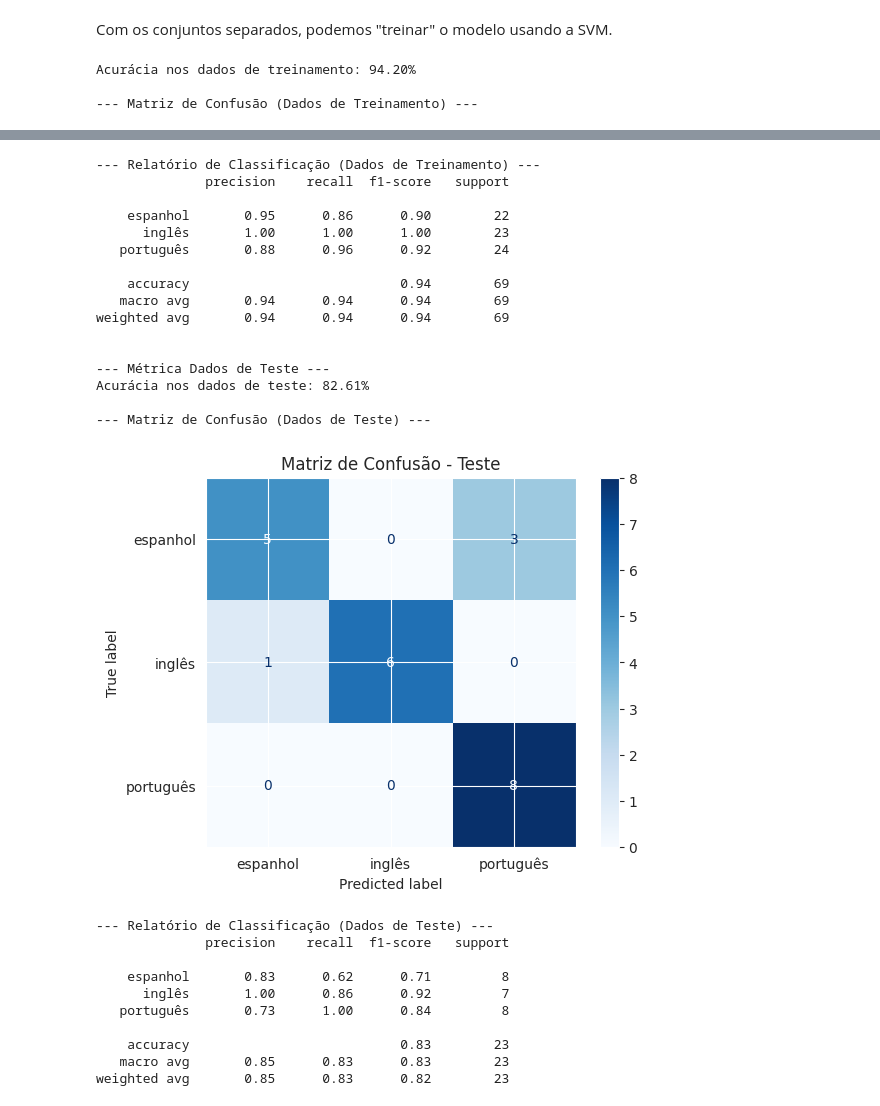
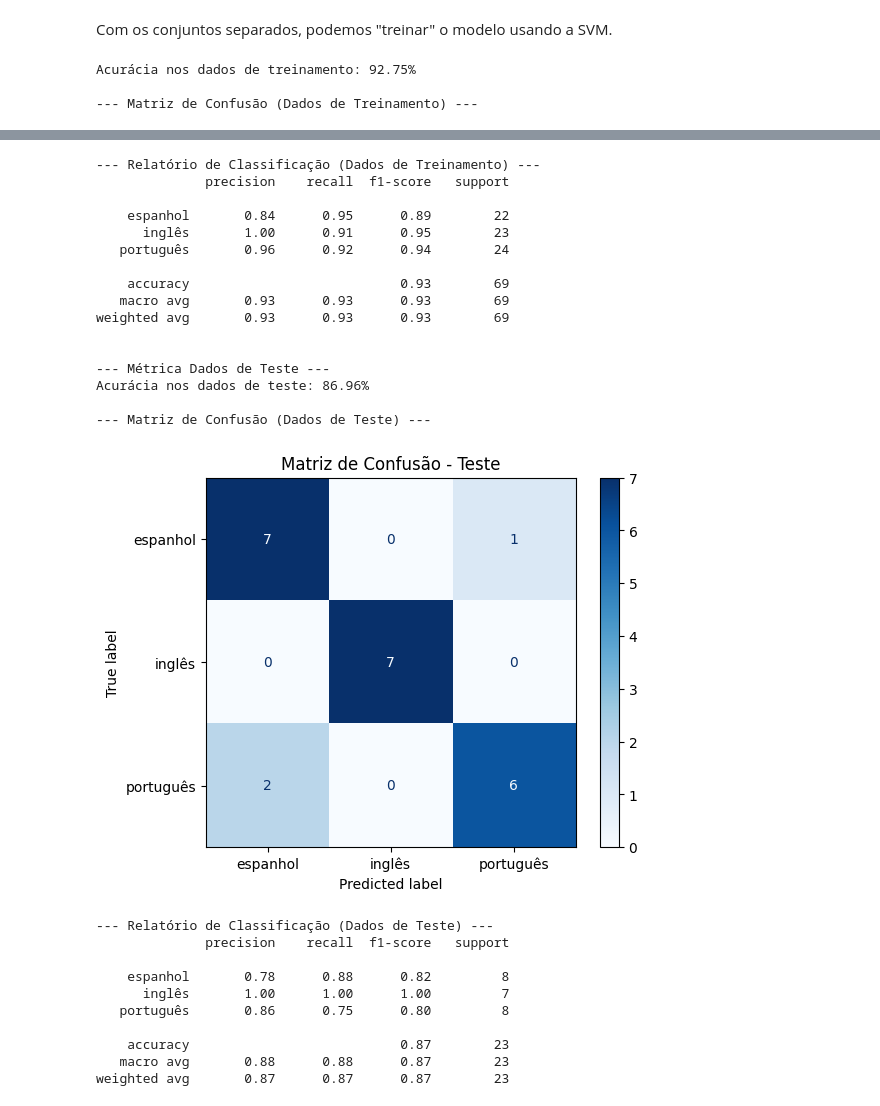
Before and after one commit to Lucasmsorretino/TrabArqDados, a Jupyter notebook: trab1.ipynb, the cells around one changed output, grey strips where cells are left out. Saved outputs shown, nothing was run; the diff lists cells and outputs as text; code cells hidden in the pictures.

Commit message:
fazendo o split antes de colocar em escala 'MinMaxScaler()'

```diff
--- a/trab1.ipynb
+++ b/trab1.ipynb
@@ -403,31 +403,26 @@ dados
 # %%
 from sklearn.model_selection import train_test_split
 from sklearn.preprocessing import StandardScaler
-#from sklearn.preprocessing import MinMaxScaler
+from sklearn.preprocessing import MinMaxScaler
 import numpy as np
+
+
 
 vet = np.array(padroes, dtype=object) # Certifique-se de que é dtype=object se tiver strings
 classes = vet[:, -1]
 
 padroes_sem_classe = vet[:, 0:-1].astype(float) # Converter para float é crucial para o scaler
 
-# 1. Inicialize o escalador
-scaler = StandardScaler() # Ou MinMaxScaler()
-
-# 2. Fit (aprender os parâmetros de escalonamento) APENAS nos dados de treinamento
-# (Para evitar data leakage, treinamos o scaler após o split, mas aqui vamos escalar tudo e depois splitar)
-# Uma abordagem mais robusta seria:
-# X_train_scaled = scaler.fit_transform(X_train)
-# X_test_scaled = scaler.transform(X_test)
-# Mas para o trabalho, pode ser mais simples escalar tudo primeiro:
-padroes_escalados = scaler.fit_transform(padroes_sem_classe)
-#print(padroes_escalados)
-
 # Define uma semente para garantir a reprodutibilidade
 SEED = 42 # Você pode escolher qualquer número inteiro
 X_train, X_test, y_train, y_test = train_test_split(
-    padroes_escalados, classes, test_size=0.25, stratify=classes, random_state=SEED
-)
+    padroes_sem_classe, classes, test_size=0.25, stratify=classes, random_state=SEED)
+
+#  Inicialize o escalador
+scaler = MinMaxScaler()
+
+X_train_scaled = scaler.fit_transform(X_train)
+X_test_scaled = scaler.transform(X_test)
 # %% [markdown]
 Com os conjuntos separados, podemos "treinar" o modelo usando a SVM.
 # %%
@@ -436,17 +431,17 @@ from sklearn.metrics import confusion_matrix, classification_report, ConfusionMa
 import matplotlib.pyplot as plt # Importar matplotlib
 
 treinador = svm.SVC()  #algoritmo escolhido
-modelo = treinador.fit(X_train, y_train)
+modelo = treinador.fit(X_train_scaled, y_train)
 
 # --- Acurácia e Matriz de Confusão para dados de TREINAMENTO ---
-acuracia = modelo.score(X_train, y_train)
+acuracia = modelo.score(X_train_scaled, y_train)
 print("Acurácia nos dados de treinamento: {:.2f}%".format(acuracia * 100))
 
 # melhor avaliar com a matriz de confusão
 # y_pred = modelo.predict(X_train)
 # cm = confusion_matrix(y_train, y_pred)
 # Previsões nos dados de treinamento
-y_pred_train = modelo.predict(X_train)
+y_pred_train = modelo.predict(X_train_scaled)
 cm_train = confusion_matrix(y_train, y_pred_train)
 labels = sorted(list(set(y_train))) # Garante a ordem correta das classes
 
@@ -462,9 +457,9 @@ print(classification_report(y_train, y_pred_train, target_names=labels)) # Usar
 
 print('\n--- Métrica Dados de Teste ---')
 
-y_pred_test = modelo.predict(X_test)
+y_pred_test = modelo.predict(X_test_scaled)
 # Acurácia nos dados de teste
-acuracia_test = modelo.score(X_test, y_test)
+acuracia_test = modelo.score(X_test_scaled, y_test)
 print("Acurácia nos dados de teste: {:.2f}%".format(acuracia_test * 100))
 # Matriz de confusão para os dados de teste
 cm_test = confusion_matrix(y_test, y_pred_test)
@@ -479,6 +474,6 @@ plt.show()
 print("\n--- Relatório de Classificação (Dados de Teste) ---")
 print(classification_report(y_test, y_pred_test, target_names=labels)) # Usar target_names aqui
 # %% [output]
-Acurácia nos dados de treinamento: 94.20%
+Acurácia nos dados de treinamento: 92.75%
 
 --- Matriz de Confusão (Dados de Treinamento) ---
@@ -486,27 +481,27 @@ Acurácia nos dados de treinamento: 94.20%
 --- Relatório de Classificação (Dados de Treinamento) ---
               precision    recall  f1-score   support
 
-    espanhol       0.95      0.86      0.90        22
-      inglês       1.00      1.00      1.00        23
-   português       0.88      0.96      0.92        24
+    espanhol       0.84      0.95      0.89        22
+      inglês       1.00      0.91      0.95        23
+   português       0.96      0.92      0.94        24
 
-    accuracy                           0.94        69
-   macro avg       0.94      0.94      0.94        69
-weighted avg       0.94      0.94      0.94        69
+    accuracy                           0.93        69
+   macro avg       0.93      0.93      0.93        69
+weighted avg       0.93      0.93      0.93        69
 
 
 --- Métrica Dados de Teste ---
-Acurácia nos dados de teste: 82.61%
+Acurácia nos dados de teste: 86.96%
 
 --- Matriz de Confusão (Dados de Teste) ---
-[figure, old version]
+[figure, new version]
 --- Relatório de Classificação (Dados de Teste) ---
               precision    recall  f1-score   support
 
-    espanhol       0.83      0.62      0.71         8
-      inglês       1.00      0.86      0.92         7
-   português       0.73      1.00      0.84         8
+    espanhol       0.78      0.88      0.82         8
+      inglês       1.00      1.00      1.00         7
+   português       0.86      0.75      0.80         8
 
-    accuracy                           0.83        23
-   macro avg       0.85      0.83      0.83        23
-weighted avg       0.85      0.83      0.82        23
+    accuracy                           0.87        23
+   macro avg       0.88      0.88      0.87        23
+weighted avg       0.87      0.87      0.87        23
```
Also changed, not shown: parts of 4 cells of this notebook.
